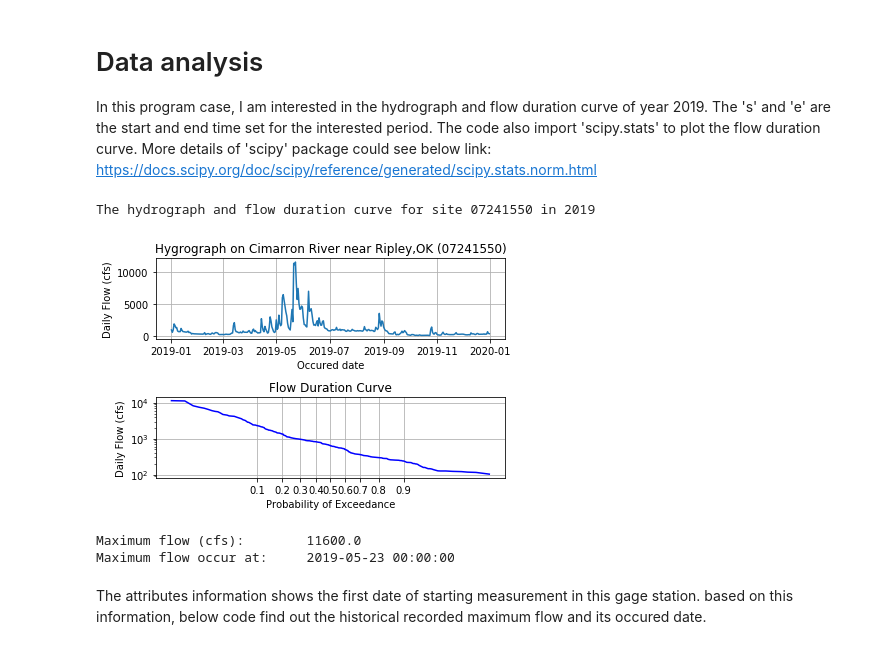
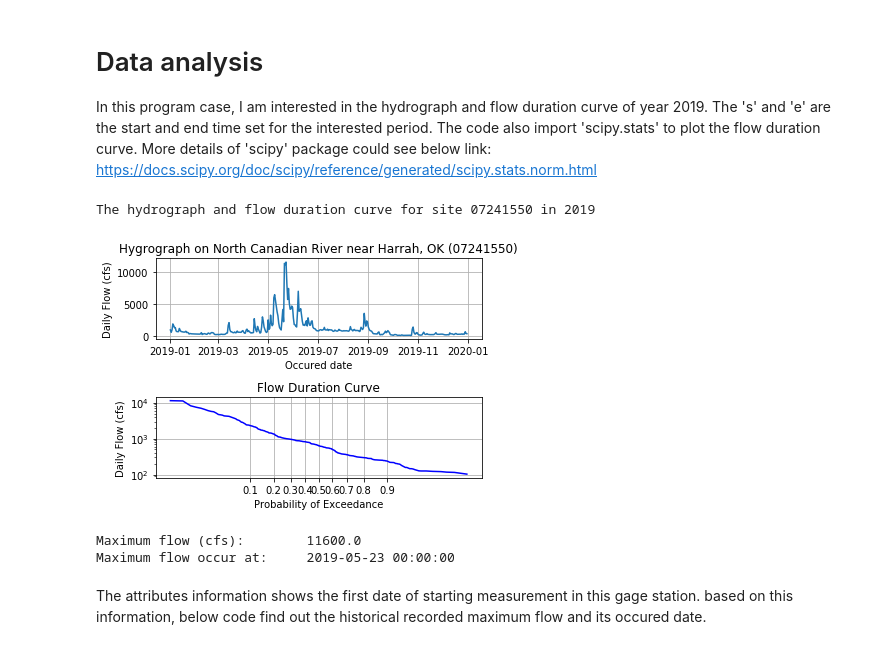
Before and after one commit to kangfh/NWIS_downloadandAnalysis, a Jupyter notebook: North_Canadian_river_study.ipynb, the cells around one changed output. Cells and saved outputs as stored; diff of their text form; code cells hidden in the pictures.

```diff
--- a/North_Canadian_river_study.ipynb
+++ b/North_Canadian_river_study.ipynb
@@ -119,7 +119,7 @@ for i in range(len(data)):
     a.append(s+i*deltat)
 
 s1=plt.subplot(211)
-s1.set_title('Hygrograph on Cimarron River near Ripley,OK ({})'.format(gageid))
+s1.set_title('Hygrograph on {} ({})'.format(station.name,gageid))
 s1.set_ylabel('Daily Flow (cfs)')
 s1.set_xlabel('Occured date')
 s1.plot(a,data)
@@ -128,34 +128,34 @@ plt.grid(True)
 from scipy import stats
 norm = stats.norm(0,1) #the range of setting normal continuous random variable
 ticks = [0.1, 0.2, 0.3, 0.4, 0.5, 0.6, 0.7, 0.8, 0.9] # set the ticks of the Percent point function
 norm_ticks = [norm.ppf(t) for t in ticks]    #Percent Points based on giving ticks
 
 
 data1=data.copy()   # copy the array values from old one
 data1.sort()       #rearrange array values from small to large
 s2=plt.subplot(212)
 s2.set_title('Flow Duration Curve')
 s2.set_yscale('log')
 s2.set_ylabel('Daily Flow (cfs)')
 s2.set_xlabel('Probability of Exceedance')
 s2.xaxis.set_ticks(norm_ticks)
 s2.set_xticklabels(ticks)
 daily=[norm.ppf(L/len(data1)) for L in range(len(data1))]
 daily.reverse()
 s2.plot(daily, data1, '-', color = 'blue')
 plt.grid(True)
 plt.tight_layout()
 plt.show()
 
 #Find out the maximum flow rate and occured date in the setting monitoring period
 print('Maximum flow (cfs):       ', numpy.amax(data))
 position = data.index(numpy.amax(data))  #find the MAX.occur position in the array
 t_position=deltat*position+s
 
 print('Maximum flow occur at:    ', t_position)
 # %% [output]
 The hydrograph and flow duration curve for site 07241550 in 2019
-[figure, old version]
+[figure, new version]
 Maximum flow (cfs):        11600.0
 Maximum flow occur at:     2019-05-23 00:00:00
 # %% [markdown]
```
Also changed, not shown: parts of 1 cell of this notebook.
